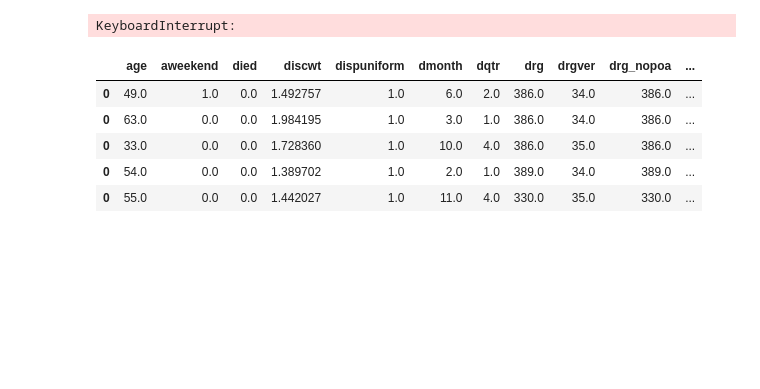
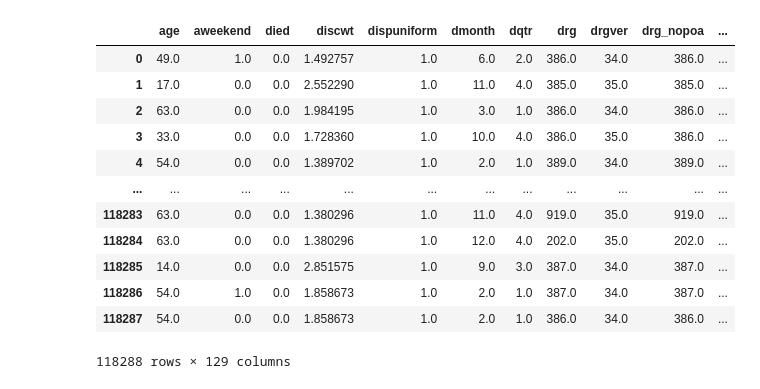
Before and after one commit to Autonomousse/UCSD_NRD_2017, a Jupyter notebook: NRD_2017_analysis_data_preparation.ipynb, the cells around one changed output. Drawn from its saved outputs; the diff is of its cells as text; code cells hidden in the pictures; blank space fills up the shorter version.

Commit message:
Modified data preparation notebook with concat, runs in a reasonable amount of time.

```diff
--- a/NRD_2017_analysis_data_preparation.ipynb
+++ b/NRD_2017_analysis_data_preparation.ipynb
@@ -50,26 +44,27 @@ len(unique_patients)
 # %%
-# Create a new dataframe with the same columns as core_file.
-cohort_file = pd.DataFrame(columns=core_file.columns)
-x = 0
-
-# Go through the dataset and append any rows that have nrd_visitlinks in the unique_patients list to cohort_file because these are the patients we are looking at.
-for row in tqdm(core_file.itertuples(index=False)):
-    x += 1
-    if row.nrd_visitlink in unique_patients:
-        temp = pd.DataFrame([row],columns = row._fields)
-        cohort_file = cohort_file.append(temp)
+# Go through the dataset and use concat to append any rows that have nrd_visitlinks in the unique_patients list to cohort_file (a new dataframe) because these are the patients we are looking at.
+cohort_file = pd.concat([pd.DataFrame([row],columns = row._fields) for row in tqdm(core_file.itertuples(index=False)) if row.nrd_visitlink in unique_patients])
-# %% [output]
-KeyboardInterrupt:
+# %%
+# Sort the file in ascending order based on the values of the 'nrd_visitlink' column so all of the patient visits are grouped together.
+# Secondly, sort by 'dmonth' so that the patients are sorted from January through December.
+cohort_file = cohort_file.sort_values(by=['nrd_visitlink', 'dmonth']).reset_index(drop=True)
 # %%
-# Take a look at the new dataframe
-cohort_file.head()
+# Take a look at the new dataframe.
+cohort_file
 # %% [output]
 |  | age | aweekend | died | discwt | dispuniform | dmonth | dqtr | drg | drgver | drg_nopoa | ... |
 | 0 | 49.0 | 1.0 | 0.0 | 1.492757 | 1.0 | 6.0 | 2.0 | 386.0 | 34.0 | 386.0 | ... |
-| 0 | 63.0 | 0.0 | 0.0 | 1.984195 | 1.0 | 3.0 | 1.0 | 386.0 | 34.0 | 386.0 | ... |
-| 0 | 33.0 | 0.0 | 0.0 | 1.728360 | 1.0 | 10.0 | 4.0 | 386.0 | 35.0 | 386.0 | ... |
-| 0 | 54.0 | 0.0 | 0.0 | 1.389702 | 1.0 | 2.0 | 1.0 | 389.0 | 34.0 | 389.0 | ... |
-| 0 | 55.0 | 0.0 | 0.0 | 1.442027 | 1.0 | 11.0 | 4.0 | 330.0 | 35.0 | 330.0 | ... |
+| 1 | 17.0 | 0.0 | 0.0 | 2.552290 | 1.0 | 11.0 | 4.0 | 385.0 | 35.0 | 385.0 | ... |
+| 2 | 63.0 | 0.0 | 0.0 | 1.984195 | 1.0 | 3.0 | 1.0 | 386.0 | 34.0 | 386.0 | ... |
+| 3 | 33.0 | 0.0 | 0.0 | 1.728360 | 1.0 | 10.0 | 4.0 | 386.0 | 35.0 | 386.0 | ... |
+| 4 | 54.0 | 0.0 | 0.0 | 1.389702 | 1.0 | 2.0 | 1.0 | 389.0 | 34.0 | 389.0 | ... |
+| ... | ... | ... | ... | ... | ... | ... | ... | ... | ... | ... | ... |
+| 118283 | 63.0 | 0.0 | 0.0 | 1.380296 | 1.0 | 11.0 | 4.0 | 919.0 | 35.0 | 919.0 | ... |
+| 118284 | 63.0 | 0.0 | 0.0 | 1.380296 | 1.0 | 12.0 | 4.0 | 202.0 | 35.0 | 202.0 | ... |
+| 118285 | 14.0 | 0.0 | 0.0 | 2.851575 | 1.0 | 9.0 | 3.0 | 387.0 | 34.0 | 387.0 | ... |
+| 118286 | 54.0 | 1.0 | 0.0 | 1.858673 | 1.0 | 2.0 | 1.0 | 387.0 | 34.0 | 387.0 | ... |
+| 118287 | 54.0 | 0.0 | 0.0 | 1.858673 | 1.0 | 2.0 | 1.0 | 386.0 | 34.0 | 386.0 | ... |
+118288 rows × 129 columns
 # %%
 # Save the new dataframe as a CSV. Drop the index.
 cohort_file.to_csv('Nghia_NRD_2017_Cohort.csv', index=False)
```
Also changed, not shown: parts of 6 cells of this notebook, 1 other file.
